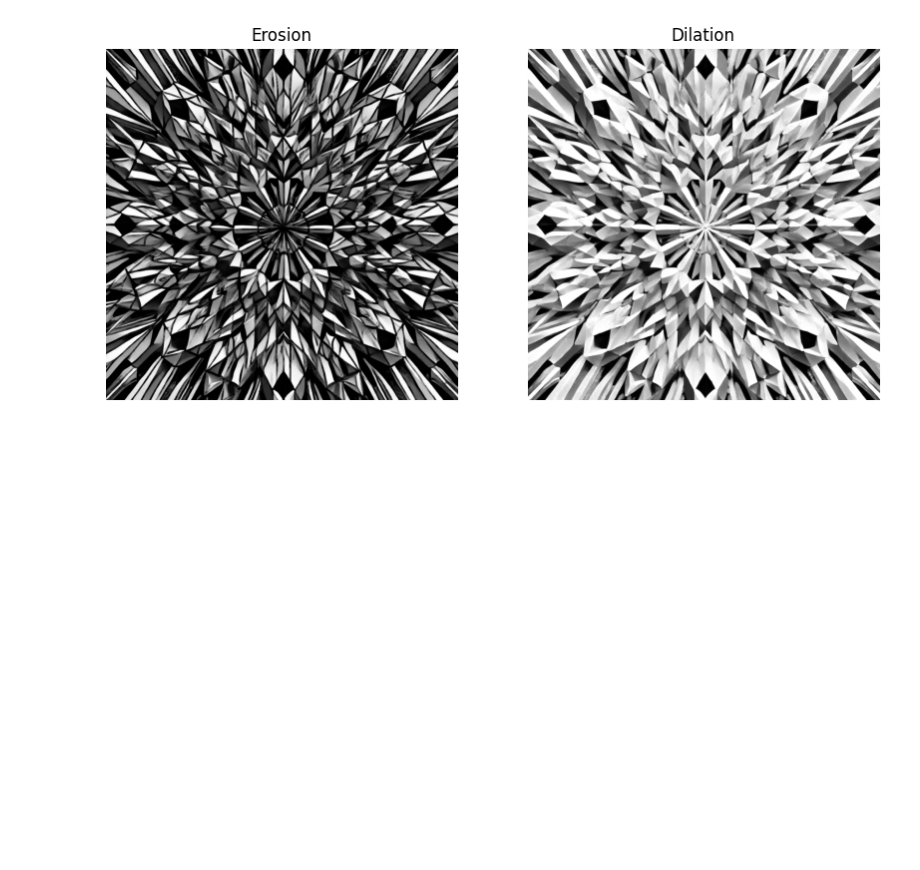
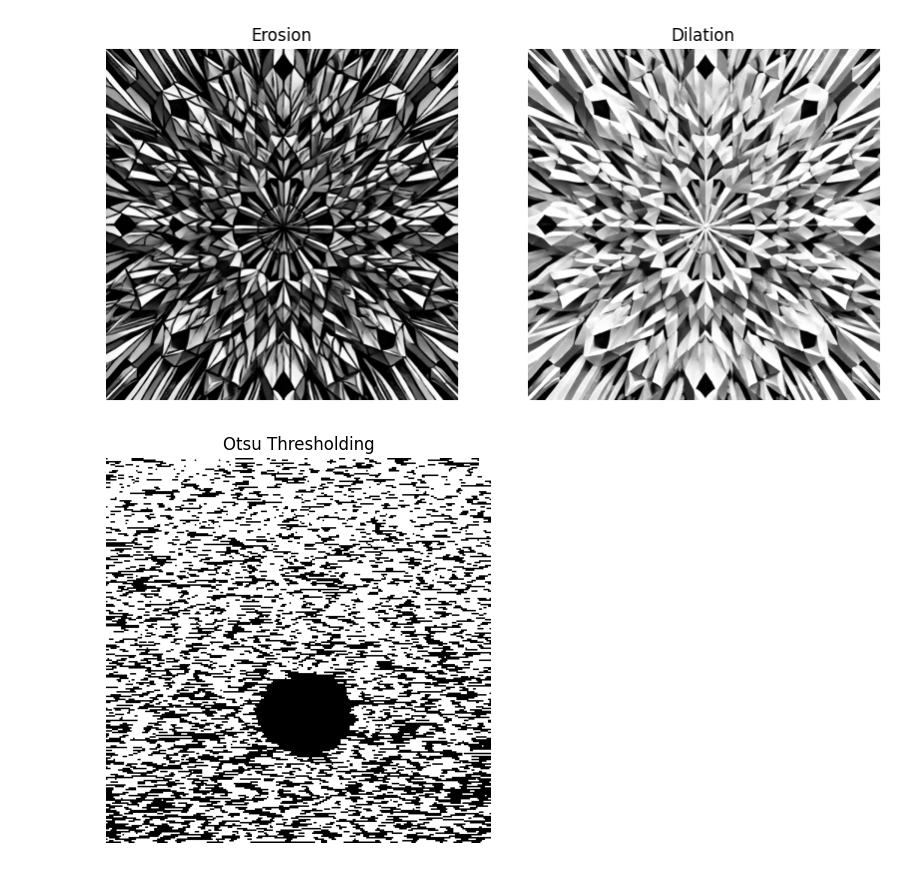
Before and after one commit to WhiterBy1/Procesamiento_De_Imagenes, a Jupyter notebook: Procesamiento_de_imagen.ipynb, the cells around one changed output. Saved outputs shown, nothing was run; the diff lists cells and outputs as text; code cells hidden in the pictures; blank space fills up the shorter version.

Commit message:
Umbral and media filters added

```diff
--- a/Procesamiento_de_imagen.ipynb
+++ b/Procesamiento_de_imagen.ipynb
@@ -44,3 +44,30 @@ for a in ax:
 plt.show()
 # %% [output]
 [figure]
+# %%
+import matplotlib.pyplot as plt
+from skimage import io
+from skimage.filters import threshold_otsu
+from skimage.color import rgb2gray
+
+# Load the image
+image = io.imread('images/Imagen (156).PNG')
+
+# Convert to grayscale if the image is RGB
+if len(image.shape) == 3:
+    image = rgb2gray(image)
+
+# Compute Otsu's threshold
+thresh = threshold_otsu(image)
+
+# Create binary image
+binary = image > thresh
+
+# Visualize the result
+plt.figure(figsize=(5, 5))
+plt.imshow(binary, cmap='gray')
+plt.axis('off')
+plt.title('Otsu Thresholding')
+plt.show()
+# %% [output]
+[figure, added]
```
Also changed, not shown: parts of 2 cells of this notebook.
